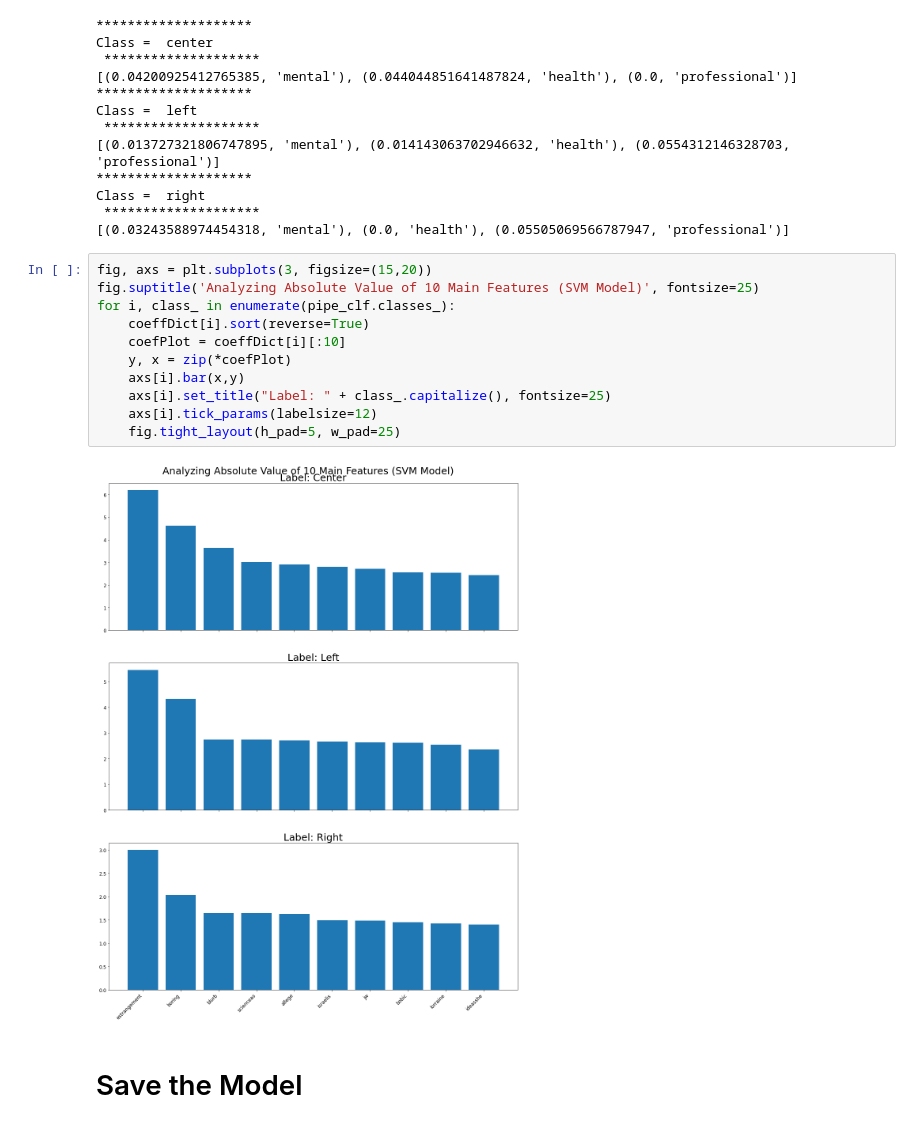
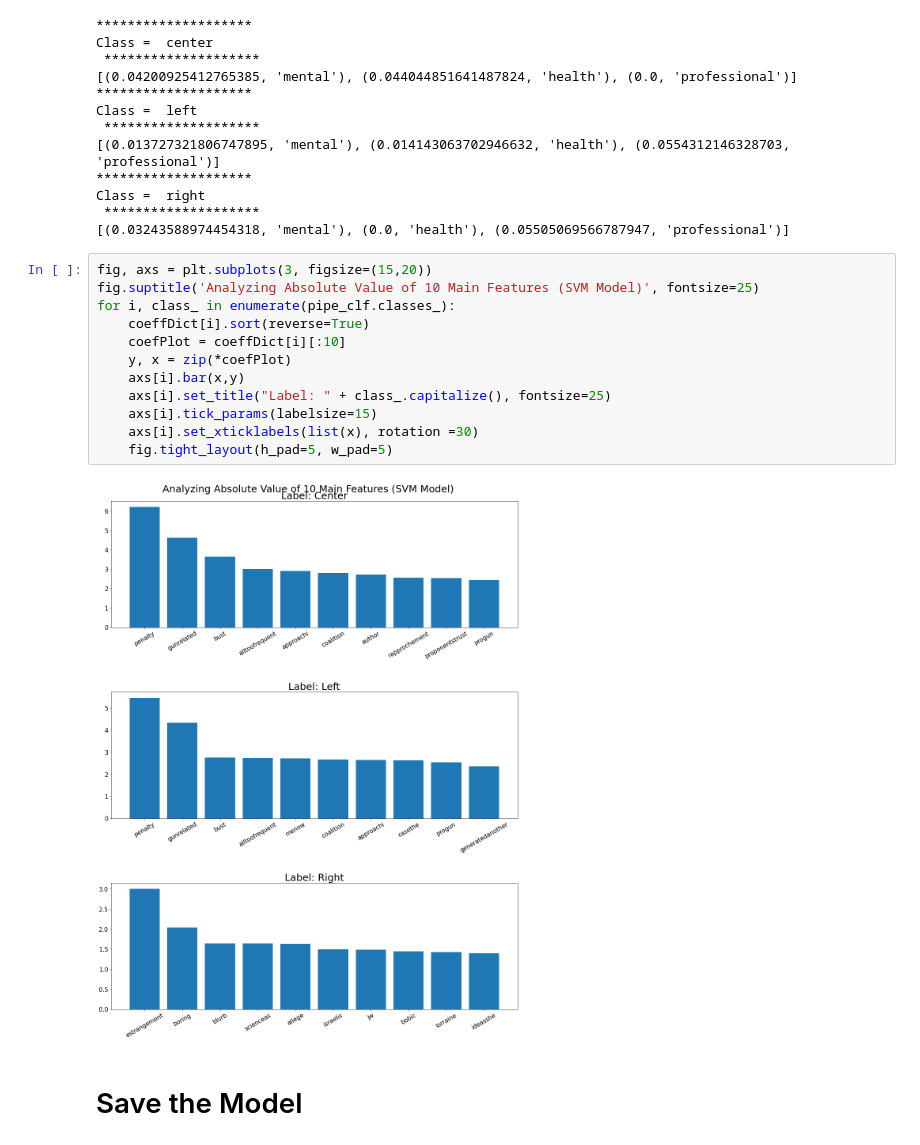
Before and after one commit to ekostrov/CapstoneProject, a Jupyter notebook: JupyterNotebooks/project.ipynb, the cells around one changed output. Saved outputs shown, nothing was run; the diff lists cells and outputs as text.

```diff
--- a/JupyterNotebooks/project.ipynb
+++ b/JupyterNotebooks/project.ipynb
@@ -753,16 +753,17 @@ Class =  right
 # %%
 fig, axs = plt.subplots(3, figsize=(15,20))
 fig.suptitle('Analyzing Absolute Value of 10 Main Features (SVM Model)', fontsize=25)
 for i, class_ in enumerate(pipe_clf.classes_):
     coeffDict[i].sort(reverse=True)
     coefPlot = coeffDict[i][:10]
     y, x = zip(*coefPlot)
     axs[i].bar(x,y)
     axs[i].set_title("Label: " + class_.capitalize(), fontsize=25)
-    axs[i].tick_params(labelsize=12)
-    fig.tight_layout(h_pad=5, w_pad=25)
+    axs[i].tick_params(labelsize=15)
+    axs[i].set_xticklabels(list(x), rotation =30)
+    fig.tight_layout(h_pad=5, w_pad=5)
 # %% [output]
-[figure, old version]
+[figure, new version]
 # %% [markdown]
 # Save the Model
 # %%
```
Also changed, not shown: parts of 3 cells of this notebook.
